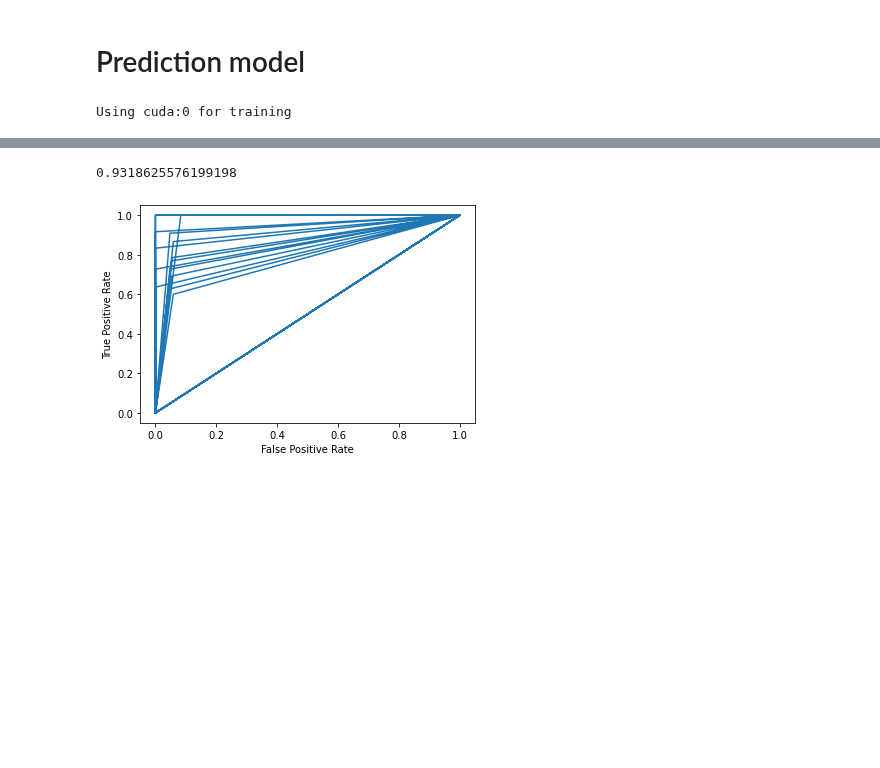
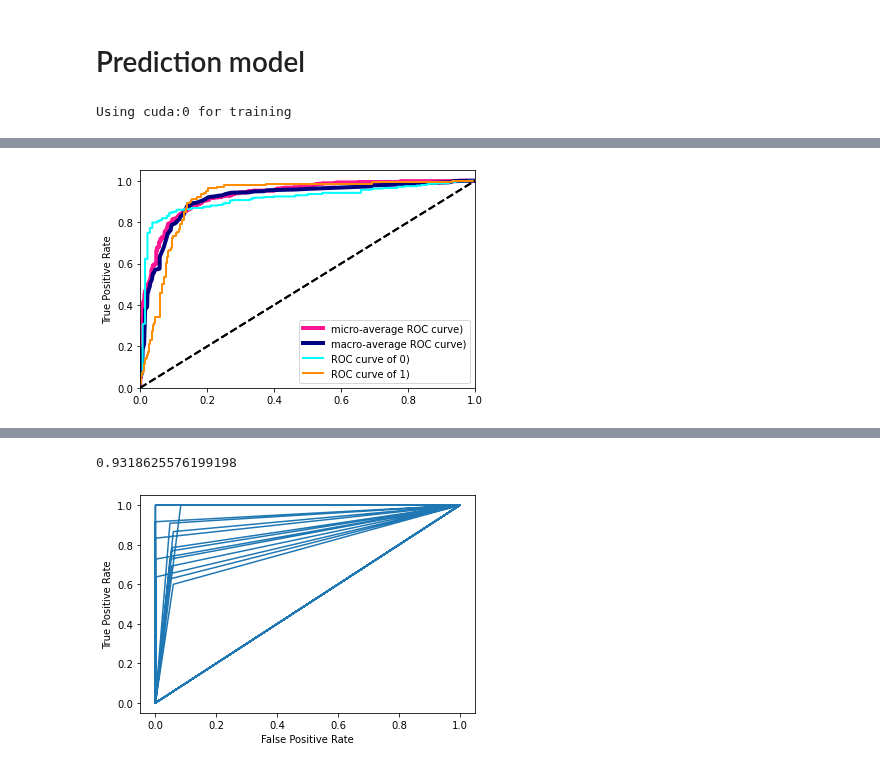
Before and after one commit to cb11711211/pMHC-TCR-binding-prediction, a Jupyter notebook: ae_encode.ipynb, the cells around one changed output, grey strips where cells are left out. Cells and saved outputs as stored; diff of their text form; code cells hidden in the pictures; blank space fills up the shorter version.

```diff
--- a/ae_encode.ipynb
+++ b/ae_encode.ipynb
@@ -368,8 +438,10 @@ class pMHC_TCRDataset(Dataset):
                  only_experimental: bool = False,
                  TCR_encode: str = ["LSTM", "CNN"],
                  encoding_model: nn.Module = None,
-                 encoding_size = 20) -> None:
+                 encoding_size: int = 20,
+                 random_state: int = 123) -> None:
         df, HLA_encode, y, feature_size  = self.basic_io(file_path, only_experimental=only_experimental)
+
 
         # convert from object to tensor
         X_TCR_seq = torch.zeros((len(df), 0))
@@ -406,9 +478,11 @@ class pMHC_TCRDataset(Dataset):
 
         X_features = torch.cat((X_features, torch.from_numpy(HLA_encode)), dim=1)
 
+
         self.X_features = X_features
         self.y = torch.from_numpy(y)
 
+        # self.X_train, self.X_val, self.y_train, self.y_val =
 
     def basic_io(self, file_path, only_experimental=True):
         # return the dataframe, contain the
@@ -648,17 +740,25 @@ def test(fold, model, device, test_loader):
 batch_size = 32
 input_size = 52
 folds = 5
-epochs = 100
+epochs = 20
 device = torch.device("cuda:0" if torch.cuda.is_available() else "cpu")
 print(f"Using {device} for training")
+
+best_vloss = 1e6
 
 def reset_weights(m):
     if isinstance(m, nn.Conv2d) or isinstance(m, nn.Linear):
         m.reset_parameters()
 
 model = prediction_model(input_size=input_size, batch_size=batch_size).to(device)
-kf = StratifiedKFold(n_splits=folds, shuffle=True, random_state=42)
+skf = StratifiedKFold(n_splits=folds, shuffle=True, random_state=42)
 optimizer = torch.optim.SGD(model.parameters(), lr=0.01, momentum=0.9)
 criterion = nn.CrossEntropyLoss().to(device)
+
+# Create train dataset and test dataset
+# x_train, x_test, y_train, y_test = train_val_split()
+training_dataset, testing_dataset = torch.utils.data.random_split(TCRData, lengths=[0.8, 0.2])
+training_dataset = CustomSubset(TCRData, training_dataset.indices)
+testing_dataset = CustomSubset(TCRData, testing_dataset.indices)
 # %% [output]
 Using cuda:0 for training
@@ -740,0 +908,55 @@ The auc of this fold is 0.929343740107629
+# %%
+targets = np.zeros((0,2))
+for target in target_history:
+    targets = np.vstack((targets, target))
+# print(targets)
+
+preds = np.zeros((0,2))
+for pred in pred_history:
+    preds = np.vstack((preds, pred))
+
+fpr_dict = dict()
+tpr_dict = dict()
+roc_auc_dict = dict()
+for i in range(targets.shape[1]):
+    fpr_dict[i], tpr_dict[i], _ = roc_curve(list(targets[:,i]), list(preds[:,i]))
+    fpr_dict[i] = list(fpr_dict[i])
+    tpr_dict[i] = list(tpr_dict[i])
+    # roc_auc_dict[i] = auc(fpr_dict[i], tpr_dict[i])
+
+# micro
+fpr_dict["micro"], tpr_dict["micro"], _ = roc_curve(targets.ravel(), preds.ravel())
+# roc_auc_dict["micro"] = auc(fpr_dict["micro"], tpr_dict["micro"])
+
+# macro
+all_fpr = np.unique(np.concatenate([fpr_dict[i] for i in range(targets.shape[1])]))
+mean_tpr = np.zeros_like(all_fpr)
+for i in range(targets.shape[1]):
+    mean_tpr += interp(all_fpr, fpr_dict[i], tpr_dict[i])
+mean_tpr /= targets.shape[1]
+fpr_dict["macro"] = all_fpr
+tpr_dict["macro"] = mean_tpr
+# roc_auc_dict["macro"] = auc(fpr_dict["macro"], tpr_dict["macro"])
+
+plt.figure()
+lw=2
+plt.plot(fpr_dict["micro"], tpr_dict["micro"],
+        label=f'micro-average ROC curve)',
+        color='deeppink',  linewidth=4)
+plt.plot(fpr_dict["macro"], tpr_dict["macro"],
+        label=f'macro-average ROC curve)',
+        color='navy',  linewidth=4)
+
+colors = cycle(["aqua", "darkorange", "cornflowerblue"])
+for i, color in zip(range(2), colors):
+    plt.plot(fpr_dict[i], tpr_dict[i], color=color, lw=lw, label = f"ROC curve of {i})")
+    plt.plot([0,1],[0,1], "k--", lw=lw)
+    plt.xlim([0.0, 1.0])
+    plt.ylim([0.0, 1.05])
+    plt.ylabel('True Positive Rate')
+    # plt.title('Some extension of Receiver operating characteristic to multi-class')
+    plt.legend(loc="lower right")
+    # plt.legend(bbox_to_anchor=(1.05, 1), loc=2, borderaxespad=0.)
+plt.show()
+# %% [output]
+[figure, added]
```
Also changed, not shown: parts of 21 cells of this notebook, 1 other file.
